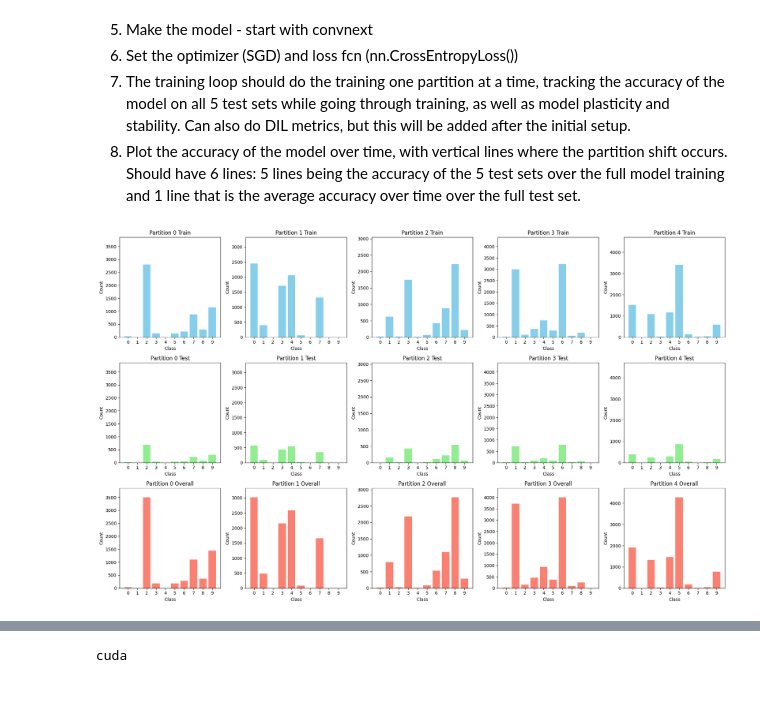
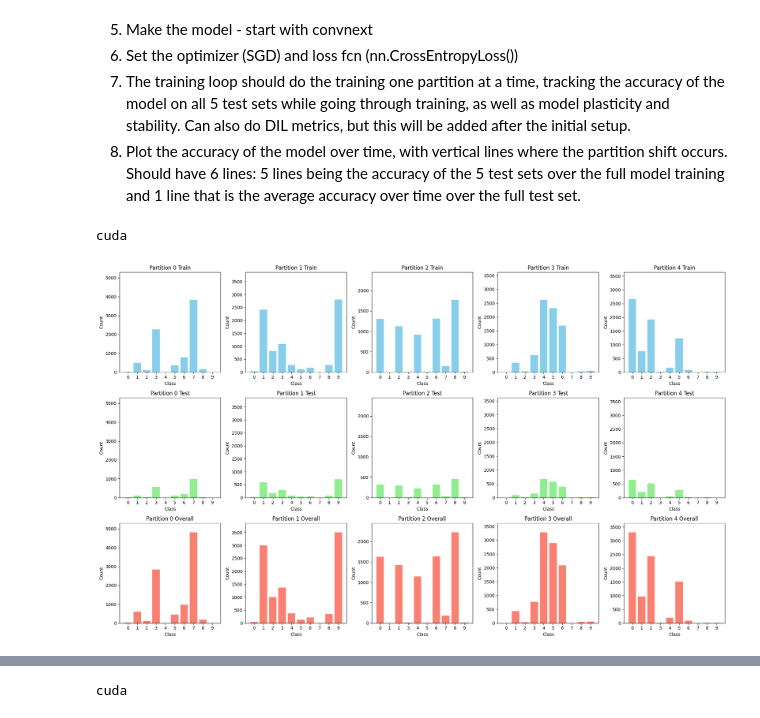
Before and after one commit to scaleoutsystems/continous-MoE, a Jupyter notebook: simpleDILTest.ipynb, the cells around one changed output, grey strips where cells are left out. Saved outputs shown, nothing was run; the diff lists cells and outputs as text; code cells hidden in the pictures.

Commit message:
long DIL test

```diff
--- a/simpleDILTest.ipynb
+++ b/simpleDILTest.ipynb
@@ -27,6 +27,11 @@ from torch.utils.data import Subset, DataLoader
 import torchvision
 from torchvision import transforms
 from torchvision import models
+
+device = 'cuda' if torch.cuda.is_available() else 'cpu'
+print(device)
+# %% [output]
+cuda
 # %%
 transform = transforms.Compose([
     transforms.Resize((224, 224)),
@@ -211,26 +216,48 @@ num_classes = 10
 min_size = round(len(dataset_train.targets)*(1-alpha)/num_partitions)
 
 train_frac = 0.8
-batch_size = 32
-seed = 42 # the meaning of life
+batch_size = 128
+seed = 1 # the meaning of life
 shuffle = True
 balanced = True
 
-num_epochs_per_partition = 5
+num_epochs_per_partition = 10
+
+dirichlet = True
 
 # Create partitions
-train_loaders, test_loaders = dirichlet_partition_dataloaders(
-    dataset_train,
-    num_partitions=num_partitions,
-    alpha=alpha,
-    min_size=min_size,
-    balanced=True,
-    train_frac=train_frac,
-    batch_size=batch_size,
-    seed=seed,
-    max_attempts=10,
-    shuffle=shuffle
-    )
+
+if dirichlet:
+    train_loaders, test_loaders = dirichlet_partition_dataloaders(
+        dataset_train,
+        num_partitions=num_partitions,
+        alpha=alpha,
+        min_size=min_size,
+        balanced=True,
+        train_frac=train_frac,
+        batch_size=batch_size,
+        seed=seed,
+        max_attempts=10,
+        shuffle=shuffle
+        )
+
+else:
+    # Simple random split (balanced)
+    indices = np.arange(len(dataset_train))
+    np.random.shuffle(indices)
+    split_idx = int(len(indices) * train_frac)
+
+    train_indices = indices[:split_idx]
+    test_indices = indices[split_idx:]
+
+    train_subset = Subset(dataset_train, train_indices)
+    test_subset = Subset(dataset_train, test_indices)
+
+    train_loader = DataLoader(train_subset, batch_size=batch_size, shuffle=shuffle, pin_memory=True, num_workers=4, prefetch_factor=2)
+    test_loader = DataLoader(test_subset, batch_size=batch_size, shuffle=False, pin_memory=True, num_workers=4, prefetch_factor=2)
+
+    train_loaders = [train_loader]
+    test_loaders = [test_loader]
 
 # Collect class distributions
 
@@ -265,35 +292,36 @@ def plot_partition_distributions(train_loaders, test_loaders, num_classes=10, cl
         test_counts = [Counter(test_labels).get(c, 0) for c in range(num_classes)]
 
         # Overall counts
         overall_counts = np.array(train_counts) + np.array(test_counts)
 
         # Plot train
         axes[0, i].bar(class_names, train_counts, color='skyblue')
         axes[0, i].set_title(f"Partition {i} Train")
         axes[0, i].set_ylim(0, max(overall_counts)*1.1)
 
         # Plot test
         axes[1, i].bar(class_names, test_counts, color='lightgreen')
         axes[1, i].set_title(f"Partition {i} Test")
         axes[1, i].set_ylim(0, max(overall_counts)*1.1)
 
         # Plot overall
         axes[2, i].bar(class_names, overall_counts, color='salmon')
         axes[2, i].set_title(f"Partition {i} Overall")
         axes[2, i].set_ylim(0, max(overall_counts)*1.1)
 
         for ax in axes[:, i]:
             ax.set_xlabel("Class")
             ax.set_ylabel("Count")
 
     plt.tight_layout()
     plt.show()
 
 
 # Assuming you already created train_loaders and test_loaders
-plot_partition_distributions(train_loaders, test_loaders, num_classes=10)
+if dirichlet:
+    plot_partition_distributions(train_loaders, test_loaders, num_classes=10)
 # %% [output]
-[figure, old version]
+[figure, new version]
 # %%
 
 
```
Also changed, not shown: parts of 5 cells of this notebook.
